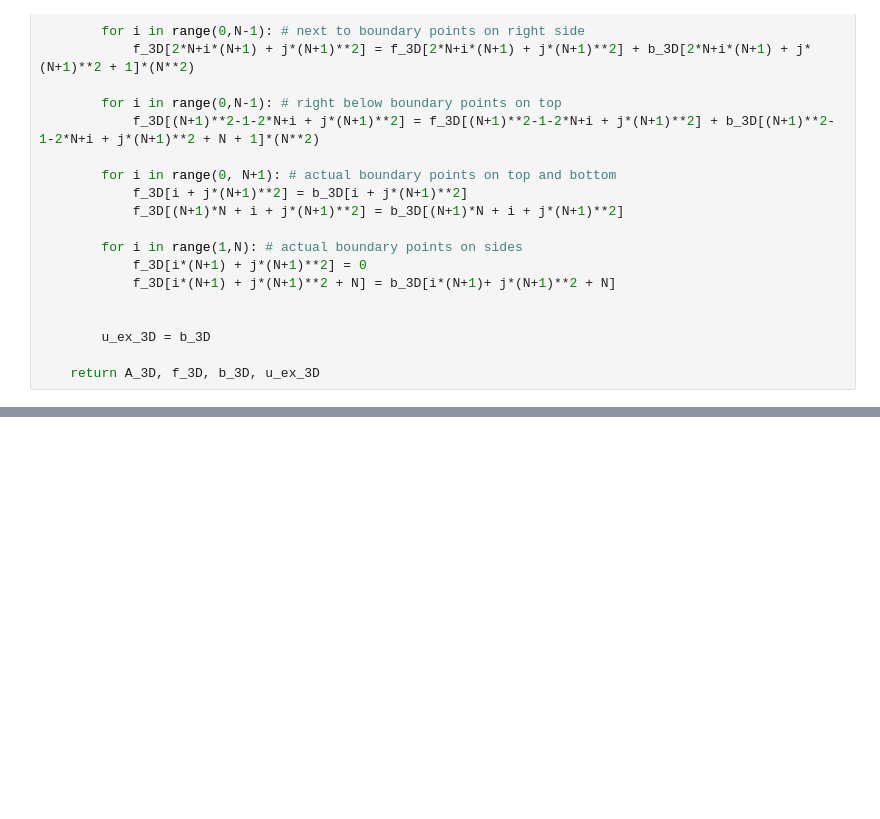
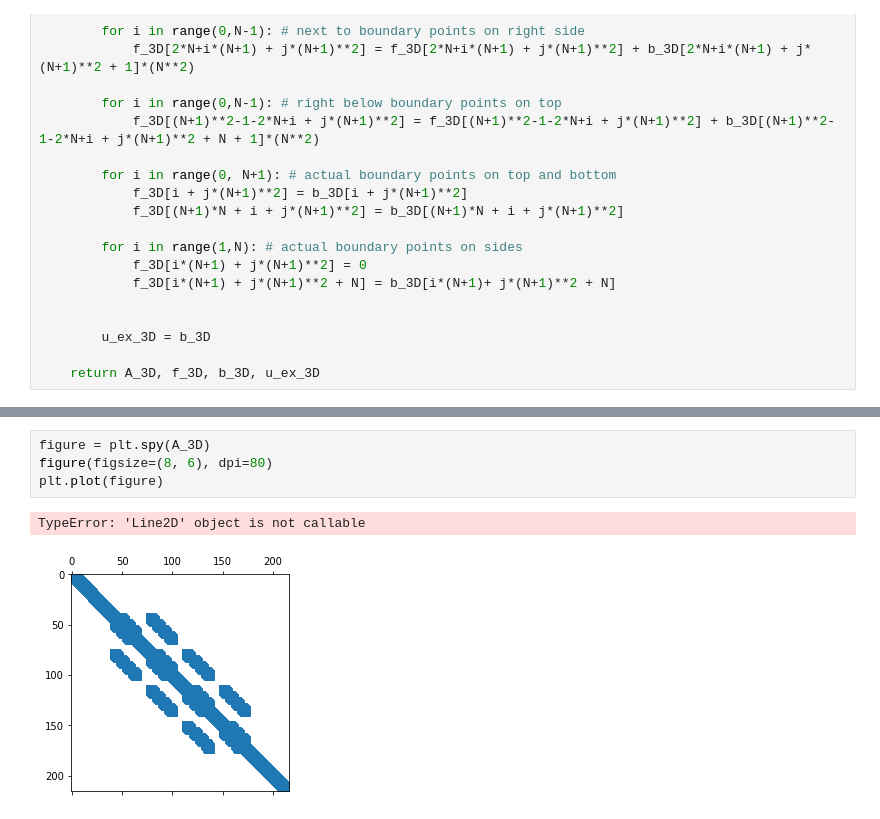
Before and after one commit to bjarkeh97/Scientific_Computing_project, a Jupyter notebook: Problem 1.ipynb, the cells around one changed output, grey strips where cells are left out. Saved outputs shown, nothing was run; the diff lists cells and outputs as text; blank space fills up the shorter version.

```diff
--- a/Problem 1.ipynb
+++ b/Problem 1.ipynb
@@ -178,0 +179,7 @@ print(error)
+# %%
+figure = plt.spy(A_3D)
+figure(figsize=(8, 6), dpi=80)
+plt.plot(figure)
+# %% [output]
+TypeError: 'Line2D' object is not callable
+[figure, added]
```
Also changed, not shown: parts of 2 cells of this notebook, 5 other files.
